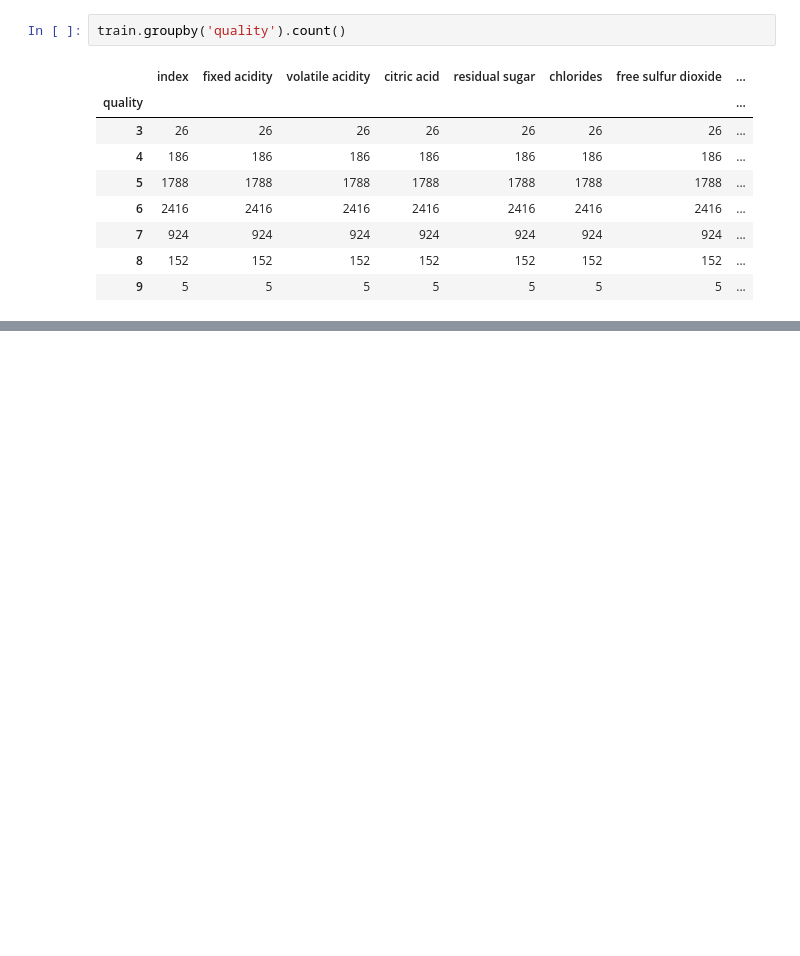
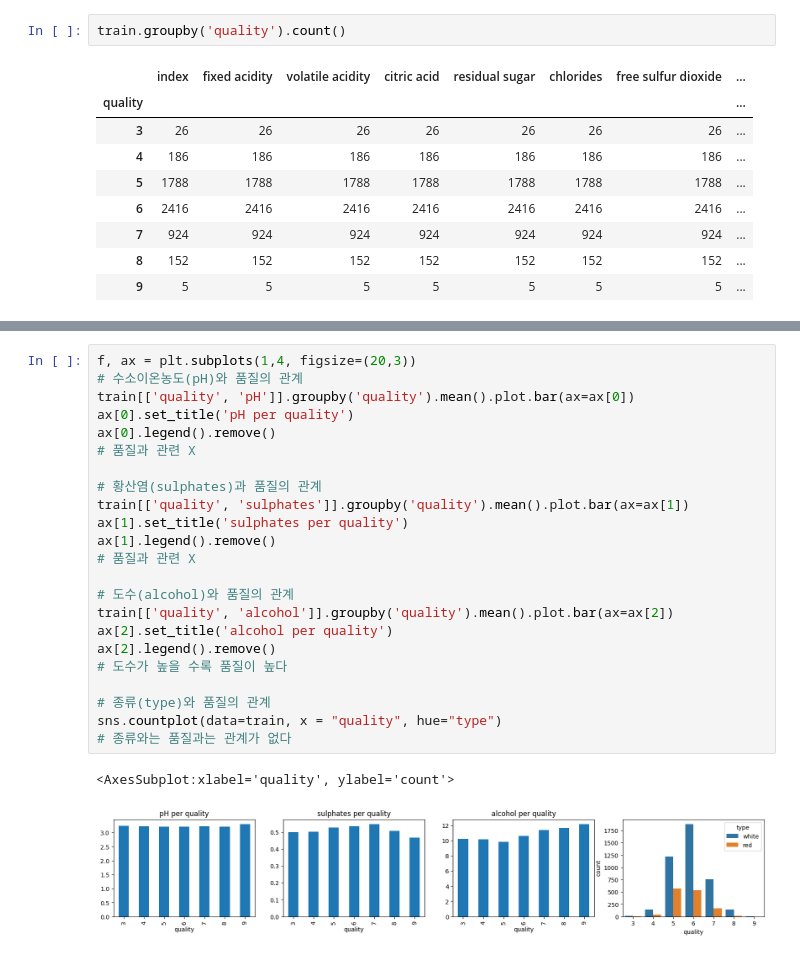
Before and after one commit to sty0507/dacon, a Jupyter notebook: wine/index.ipynb, the cells around one changed output, grey strips where cells are left out. Cells and saved outputs as stored; diff of their text form; blank space fills up the shorter version.

```diff
--- a/wine/index.ipynb
+++ b/wine/index.ipynb
@@ -104,0 +135,26 @@ ax[3].legend().remove()
+# %%
+f, ax = plt.subplots(1,4, figsize=(20,3))
+# 수소이온농도(pH)와 품질의 관계
+train[['quality', 'pH']].groupby('quality').mean().plot.bar(ax=ax[0])
+ax[0].set_title('pH per quality')
+ax[0].legend().remove()
+# 품질과 관련 X
+
+# 황산염(sulphates)과 품질의 관계
+train[['quality', 'sulphates']].groupby('quality').mean().plot.bar(ax=ax[1])
+ax[1].set_title('sulphates per quality')
+ax[1].legend().remove()
+# 품질과 관련 X
+
+# 도수(alcohol)와 품질의 관계
+train[['quality', 'alcohol']].groupby('quality').mean().plot.bar(ax=ax[2])
+ax[2].set_title('alcohol per quality')
+ax[2].legend().remove()
+# 도수가 높을 수록 품질이 높다
+
+# 종류(type)와 품질의 관계
+sns.countplot(data=train, x = "quality", hue="type")
+# 종류와는 품질과는 관계가 없다
+# %% [output]
+<AxesSubplot:xlabel='quality', ylabel='count'>
+[figure, added]
```
Also changed, not shown: parts of 19 cells of this notebook, 1 other file.
